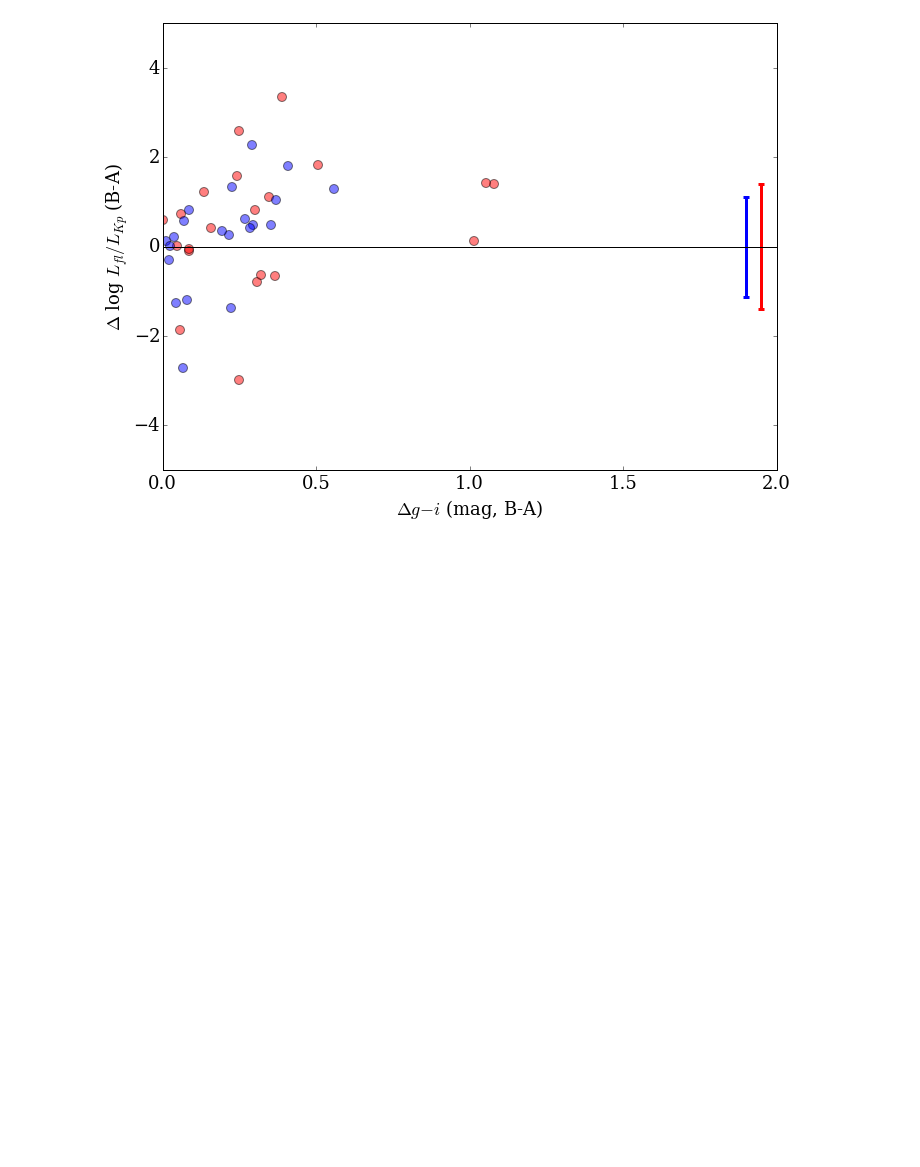
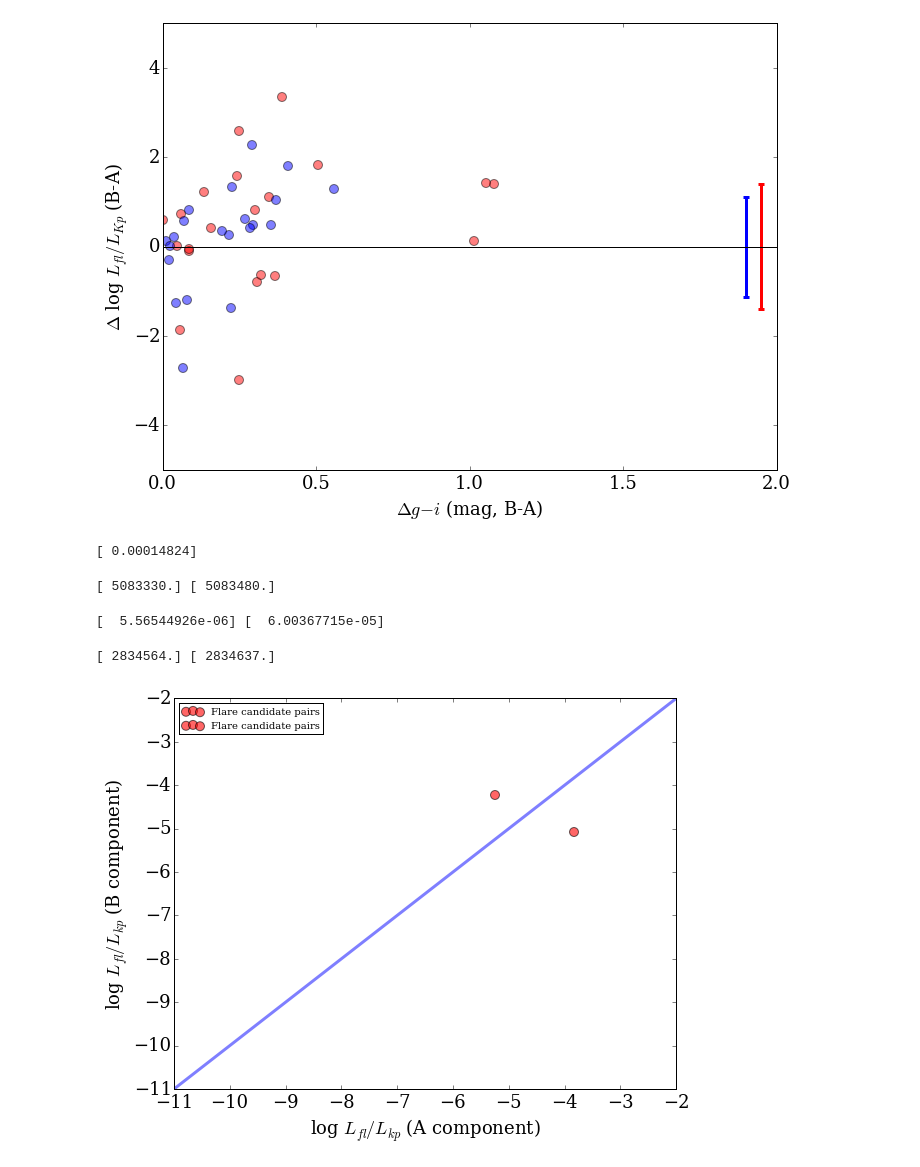
Before and after one commit to jradavenport/WideBinaryProject, a Jupyter notebook: WideBinarySearch.v2.ipynb, the cells around one changed output. Drawn from its saved outputs; the diff is of its cells as text; code cells hidden in the pictures; blank space fills up the shorter version.

```diff
--- a/WideBinarySearch.v2.ipynb
+++ b/WideBinarySearch.v2.ipynb
@@ -134,3 +148,50 @@ plt.errorbar(1.9,0,bluestd, color='b', ecolor='b', lw=3, mew=3)
 plt.savefig('Color_diagram_v3')
 # %% [output]
 [figure]
+# %%
+lcurve1 = np.where(Lfl_Lbol[m][a][Good_either2] > 1e-4)
+# %%
+print(Lfl_Lbol[m][a][Good_either2][lcurve1])
+# %% [output]
+[ 0.00014824]
+# %%
+print(Kep_ID[a][Good_either2][lcurve1],Kep_ID[b][Good_either2][lcurve1])
+# %% [output]
+[ 5083330.] [ 5083480.]
+# %%
+lcurve2 = np.where(Lfl_Lbol[m][b][Good_either2] > 1e-5)
+# %%
+print(Lfl_Lbol[m][a][Good_either2][lcurve2],Lfl_Lbol[m][b][Good_either2][lcurve2])
+# %% [output]
+[  5.56544926e-06] [  6.00367715e-05]
+# %%
+print(Kep_ID[a][Good_either2][lcurve2],Kep_ID[b][Good_either2][lcurve2])
+# %% [output]
+[ 2834564.] [ 2834637.]
+# %%
+plt.figure(figsize=(9,7))
+
+# plt.plot(np.log10(Lfl_Lbol[m][a][Good_both_a2]), np.log10(Lfl_Lbol[m][b][Good_both_a2]), 'ro', alpha = 0.6)
+# plt.plot(np.log10(Lfl_Lbol[m][a][Good_both_b2]), np.log10(Lfl_Lbol[m][b][Good_both_b2]), 'bo', alpha = 0.6)
+plt.scatter(np.log10(Lfl_Lbol[m][a][Good_either2][lcurve1]), np.log10(Lfl_Lbol[m][b][Good_either2][lcurve1]), alpha = 0.6, s=80,
+            c='r', label='Flare candidate pairs')
+
+plt.scatter(np.log10(Lfl_Lbol[m][a][Good_either2][lcurve2]), np.log10(Lfl_Lbol[m][b][Good_either2][lcurve2]), alpha = 0.6, s=80,
+            c='r', label='Flare candidate pairs')
+
+# plt.text(-4,-3,'N=')
+
+#plt.scatter(np.log10(Lfl_Lbol[m][a]+1e-10), np.log10(Lfl_Lbol[m][b]+1e-10), s=5, c='k', alpha=0.2,
+            #label='Kepler wide binary pairs')
+plt.legend(fontsize=10, loc=2)
+
+plt.plot([-11,-2], [-11,-2], lw=3, alpha=0.5)
+
+plt.xlim(-11, -2)
+plt.ylim(-11, -2)
+plt.xlabel(r'log $L_{fl}/L_{kp}$ (A component)')
+plt.ylabel(r'log $L_{fl}/L_{kp}$ (B component)')
+
+plt.savefig('AB_new.png')
+# %% [output]
+[figure, added]
```
Also changed, not shown: parts of 6 cells of this notebook.
